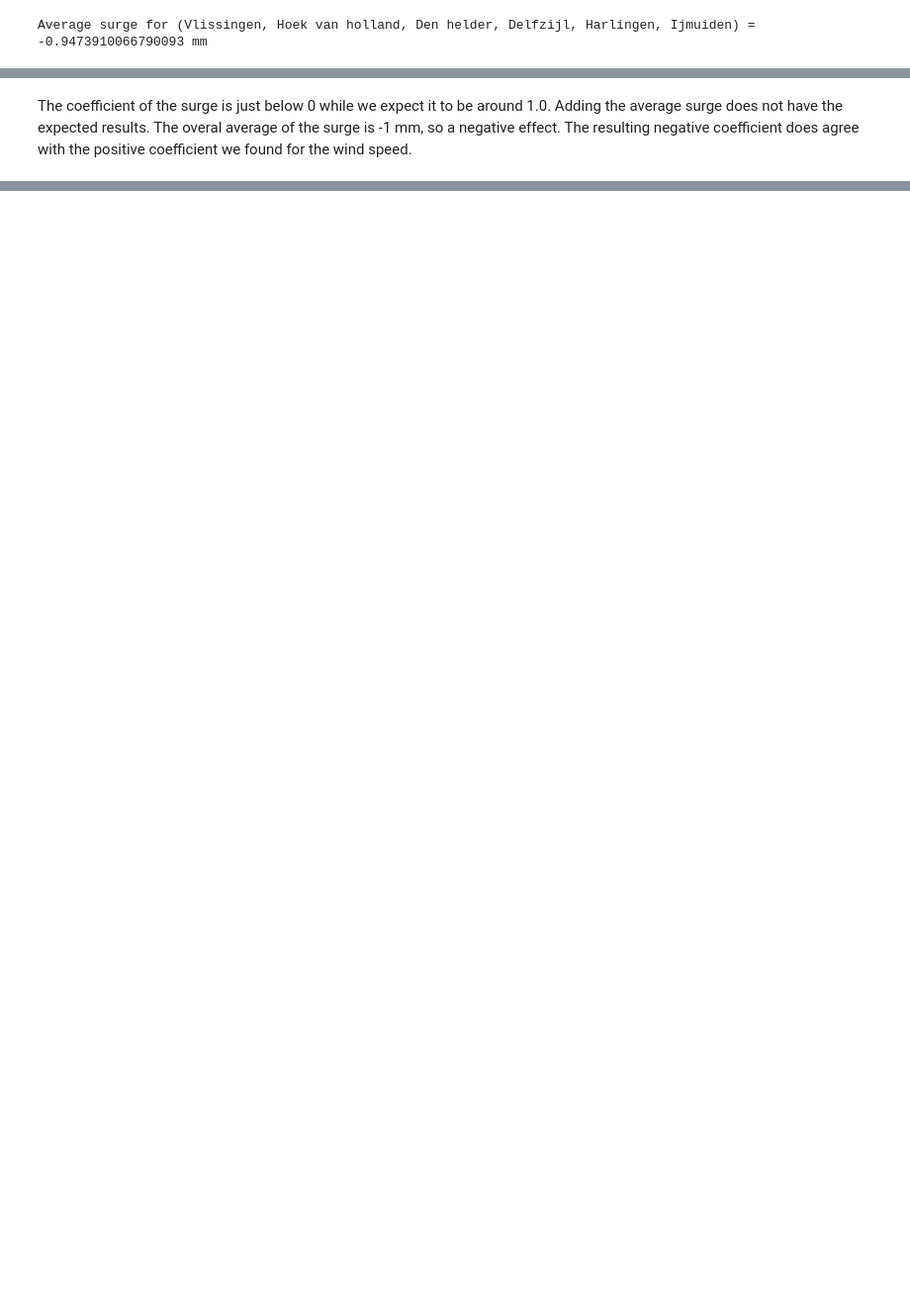
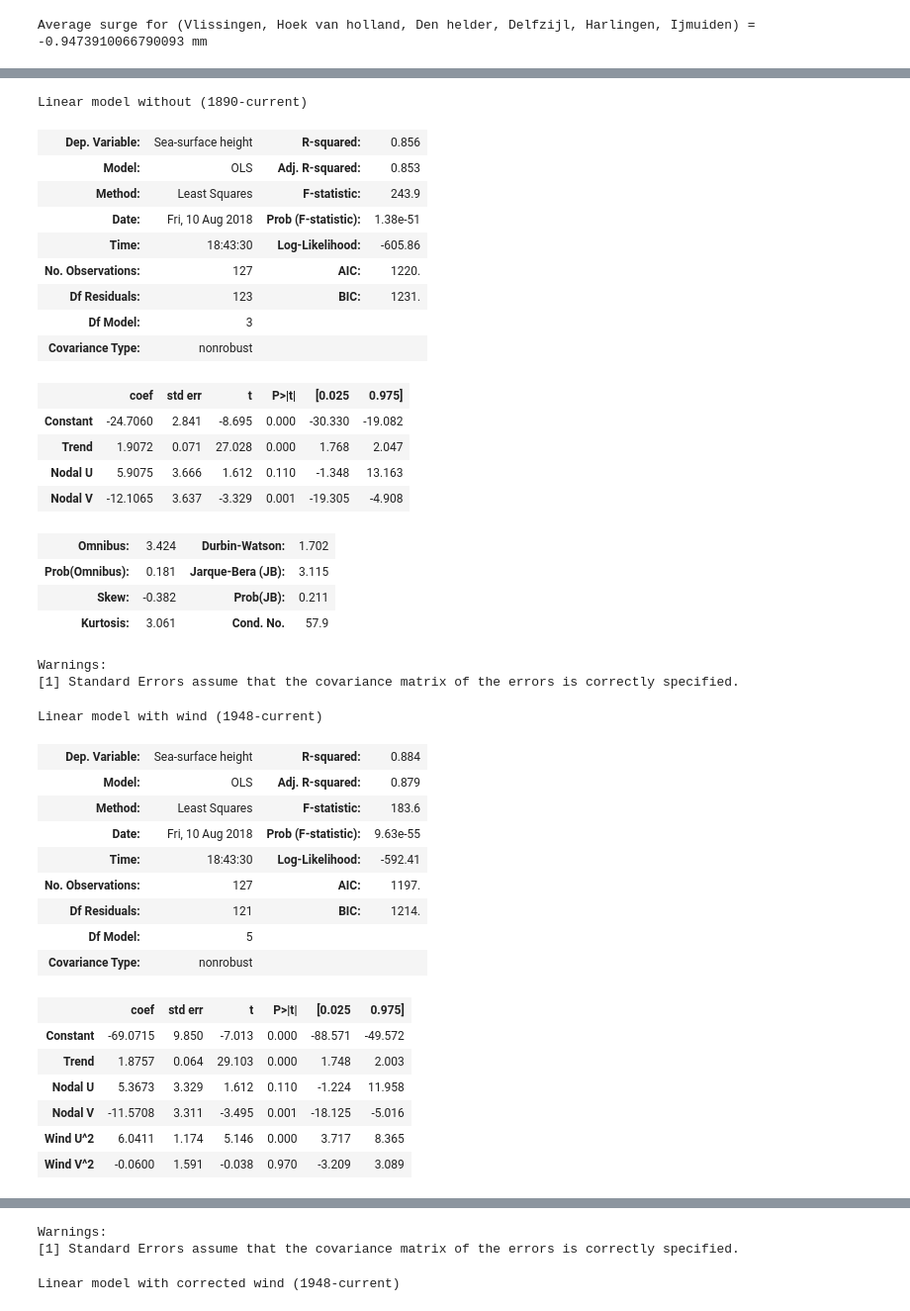
Before and after one commit to openearth/sealevel, a Jupyter notebook: notebooks/analysis/gtsr/Comparison wind and surge data.ipynb, the cells around one changed output, grey strips where cells are left out. Shown at 99% size. Saved outputs shown, nothing was run; the diff lists cells and outputs as text; code cells hidden in the pictures; blank space fills up the shorter version.

```diff
--- a/notebooks/analysis/gtsr/Comparison wind and surge data.ipynb
+++ b/notebooks/analysis/gtsr/Comparison wind and surge data.ipynb
@@ -519,2 +504,49 @@ Linear model with surge (1980-current)
-# %% [markdown]
-The coefficient of the surge is just below 0 while we expect it to be around 1.0. Adding the average surge does not have the expected results. The overal average of the surge is -1 mm, so a negative effect. The resulting negative coefficient does agree with the positive coefficient we found for the wind speed.
+# %%
+display(tables['without'])
+display(tables['with wind'])
+display(tables['with corrected wind'])
+display(tables['with surge'])
+
+print(f'Linear model without wind or surge (1890-current): AIC = {linear_fit.aic}')
+print(f'Linear model with wind (1948-current): AIC = {linear_with_wind_fit.aic}')
+print(f'Linear model with corrected wind (1948-current): AIC = {linear_with_corrected_wind_fit.aic}')
+print(f'Linear model with surge (1980-current): AIC = {linear_fit_with_surge.aic}')
+# %% [output]
+Linear model without (1890-current)
+| Dep. Variable: | Sea-surface height | R-squared: | 0.856 |
+| Model: | OLS | Adj. R-squared: | 0.853 |
+| Method: | Least Squares | F-statistic: | 243.9 |
+| Date: | Fri, 10 Aug 2018 | Prob (F-statistic): | 1.38e-51 |
+| Time: | 18:43:30 | Log-Likelihood: | -605.86 |
+| No. Observations: | 127 | AIC: | 1220. |
+| Df Residuals: | 123 | BIC: | 1231. |
+| Df Model: | 3 |  |  |
+| Covariance Type: | nonrobust |  |  |
+|  | coef | std err | t | P>|t| | [0.025 | 0.975] |
+| Constant | -24.7060 | 2.841 | -8.695 | 0.000 | -30.330 | -19.082 |
+| Trend | 1.9072 | 0.071 | 27.028 | 0.000 | 1.768 | 2.047 |
+| Nodal U | 5.9075 | 3.666 | 1.612 | 0.110 | -1.348 | 13.163 |
+| Nodal V | -12.1065 | 3.637 | -3.329 | 0.001 | -19.305 | -4.908 |
+| Omnibus: | 3.424 | Durbin-Watson: | 1.702 |
+| Prob(Omnibus): | 0.181 | Jarque-Bera (JB): | 3.115 |
+| Skew: | -0.382 | Prob(JB): | 0.211 |
+| Kurtosis: | 3.061 | Cond. No. | 57.9 |
+Warnings:
+[1] Standard Errors assume that the covariance matrix of the errors is correctly specified.
+Linear model with wind (1948-current)
+| Dep. Variable: | Sea-surface height | R-squared: | 0.884 |
+| Model: | OLS | Adj. R-squared: | 0.879 |
+| Method: | Least Squares | F-statistic: | 183.6 |
+| Date: | Fri, 10 Aug 2018 | Prob (F-statistic): | 9.63e-55 |
+| Time: | 18:43:30 | Log-Likelihood: | -592.41 |
+| No. Observations: | 127 | AIC: | 1197. |
+| Df Residuals: | 121 | BIC: | 1214. |
+| Df Model: | 5 |  |  |
+| Covariance Type: | nonrobust |  |  |
+|  | coef | std err | t | P>|t| | [0.025 | 0.975] |
+| Constant | -69.0715 | 9.850 | -7.013 | 0.000 | -88.571 | -49.572 |
+| Trend | 1.8757 | 0.064 | 29.103 | 0.000 | 1.748 | 2.003 |
+| Nodal U | 5.3673 | 3.329 | 1.612 | 0.110 | -1.224 | 11.958 |
+| Nodal V | -11.5708 | 3.311 | -3.495 | 0.001 | -18.125 | -5.016 |
+| Wind U^2 | 6.0411 | 1.174 | 5.146 | 0.000 | 3.717 | 8.365 |
+| Wind V^2 | -0.0600 | 1.591 | -0.038 | 0.970 | -3.209 | 3.089 |
@@ -520,0 +557,3 @@ The coefficient of the surge is just below 0 while we expect it to be around 1.0
+Warnings:
+[1] Standard Errors assume that the covariance matrix of the errors is correctly specified.
+Linear model with corrected wind (1948-current)
```
Also changed, not shown: parts of 24 cells of this notebook.
